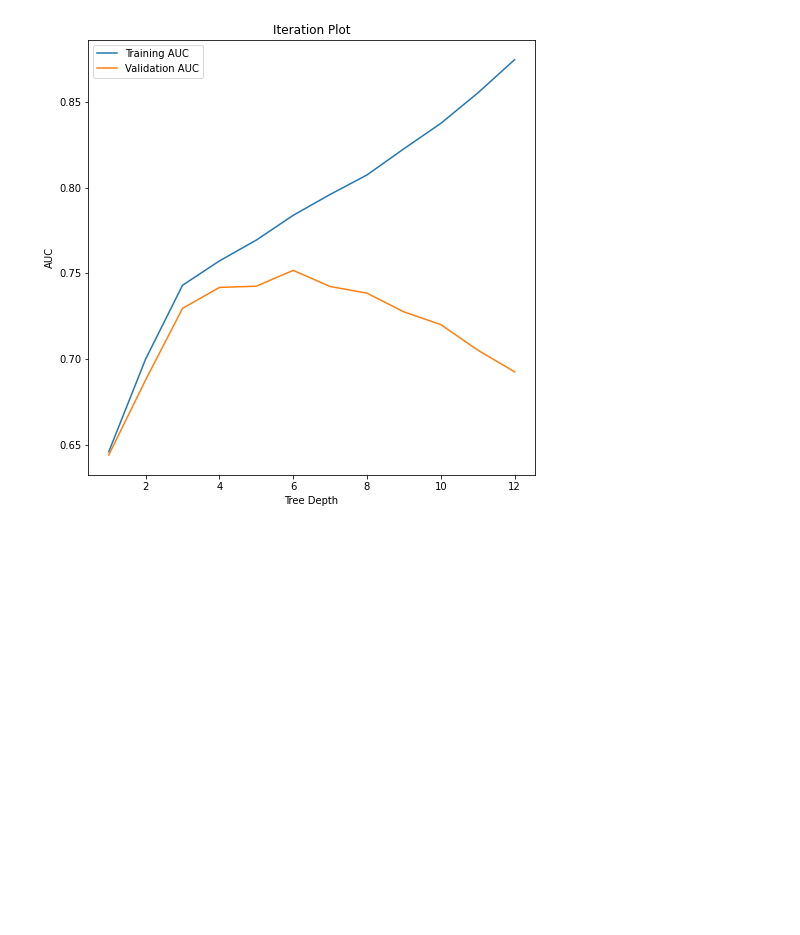
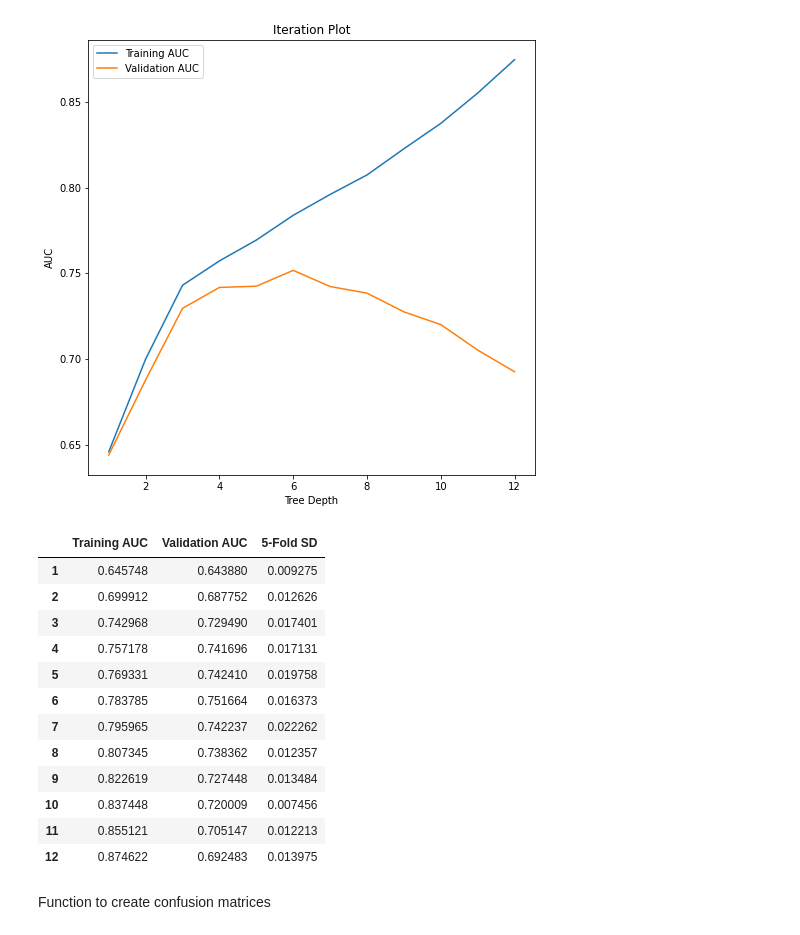
Before and after one commit to tivonio/Credit_Line_Increase, a Jupyter notebook: Credit_Line_Increase.ipynb, the cells around one changed output. Drawn from its saved outputs; the diff is of its cells as text; code cells hidden in the pictures; blank space fills up the shorter version.

```diff
--- a/Credit_Line_Increase.ipynb
+++ b/Credit_Line_Increase.ipynb
@@ -174,3 +174,20 @@ _ = ax.set_xlabel('Tree Depth') # x-axis label
 _ = ax.set_ylabel('AUC') # y-axis label
 # %% [output]
 [figure]
+# %%
+# view same results as a table, using pandas iloc to remove first column of table
+candidate_results.iloc[:, 1:]
+# %% [output]
+|  | Training AUC | Validation AUC | 5-Fold SD |
+| 1 | 0.645748 | 0.643880 | 0.009275 |
+| 2 | 0.699912 | 0.687752 | 0.012626 |
+| 3 | 0.742968 | 0.729490 | 0.017401 |
+| 4 | 0.757178 | 0.741696 | 0.017131 |
+| 5 | 0.769331 | 0.742410 | 0.019758 |
+| 6 | 0.783785 | 0.751664 | 0.016373 |
+| 7 | 0.795965 | 0.742237 | 0.022262 |
+| 8 | 0.807345 | 0.738362 | 0.012357 |
+| 9 | 0.822619 | 0.727448 | 0.013484 |
+| 10 | 0.837448 | 0.720009 | 0.007456 |
+| 11 | 0.855121 | 0.705147 | 0.012213 |
+| 12 | 0.874622 | 0.692483 | 0.013975 |
@@ -176,0 +205,2 @@ _ = ax.set_ylabel('AUC') # y-axis label
+# %% [markdown]
+Function to create confusion matrices
```
Also changed, not shown: parts of 9 cells of this notebook.
